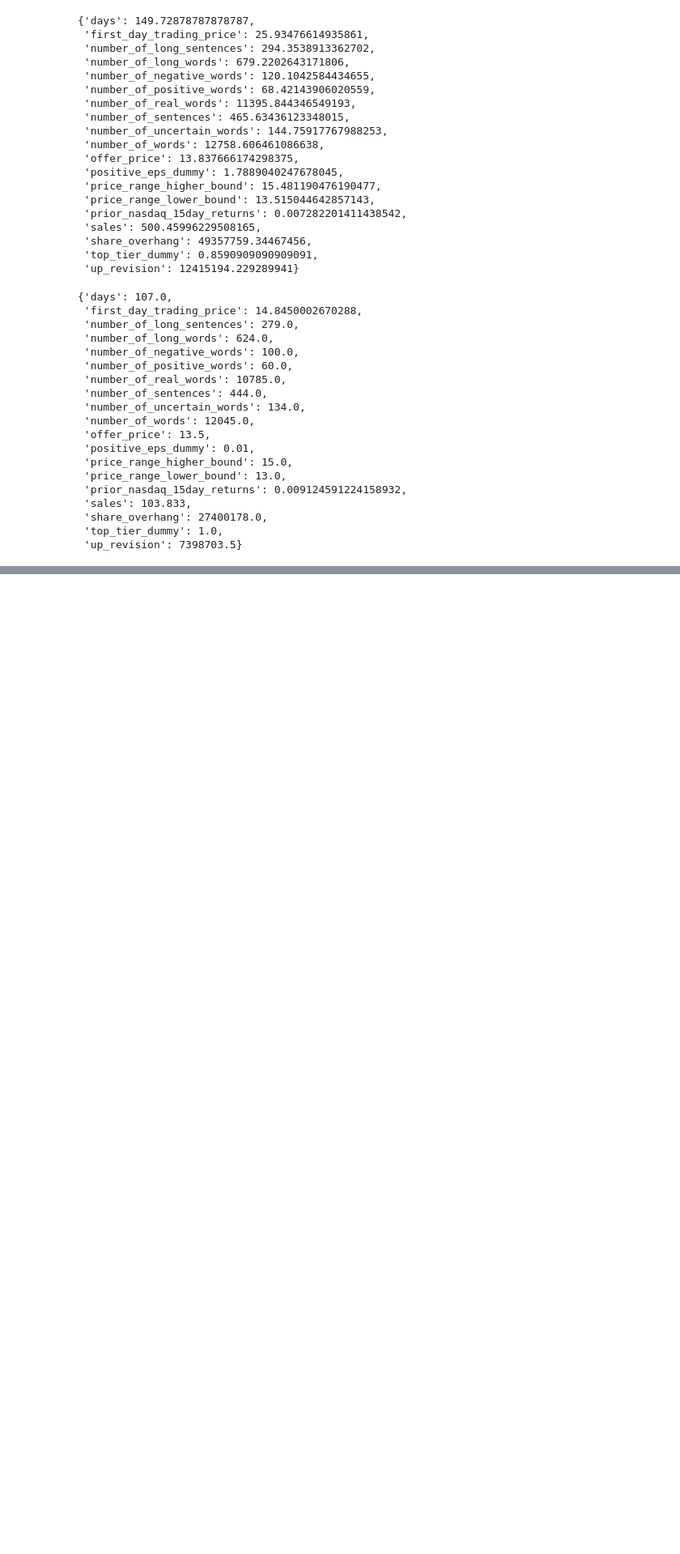
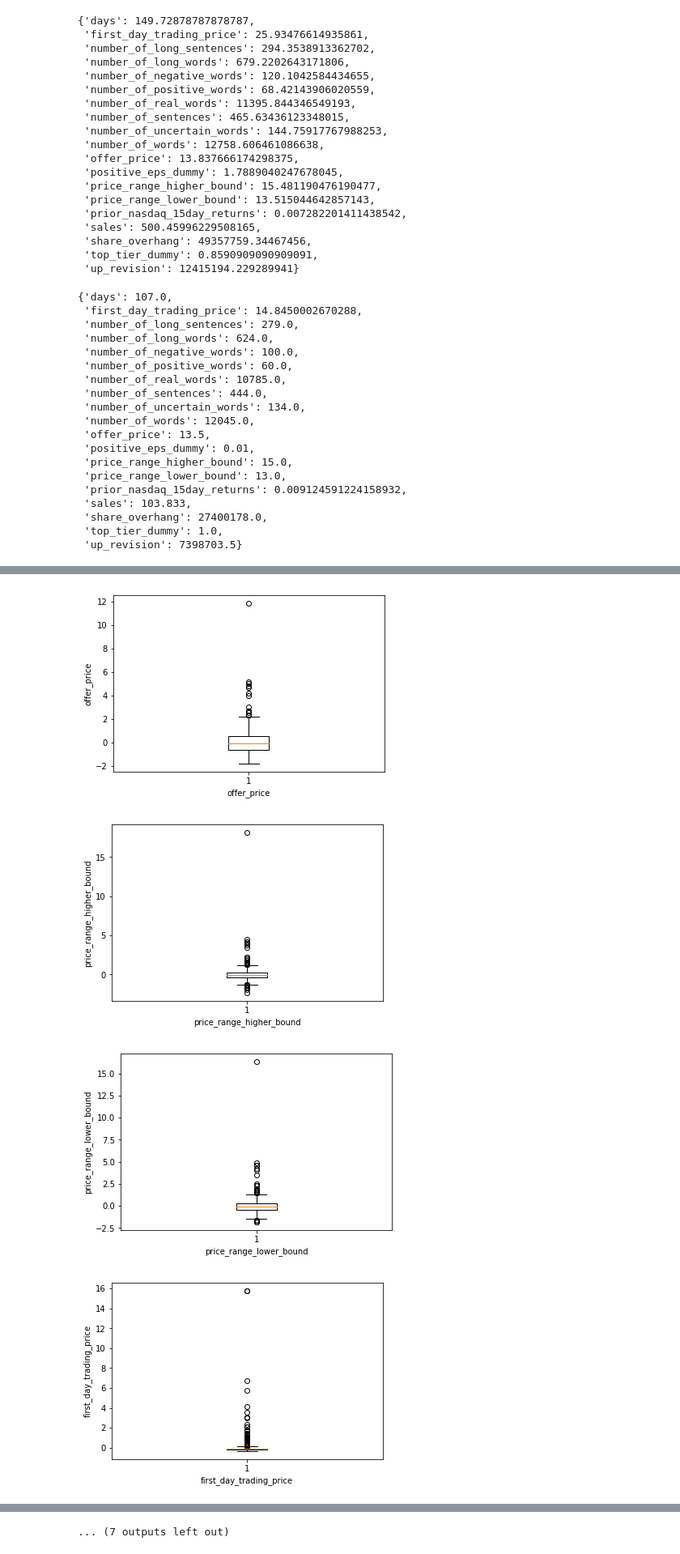
Before and after one commit to BA545-SP2019/2019-competition1-mike-ben-angus, a Jupyter notebook: Competition_1_milestone_report.ipynb, the cells around one changed output, grey strips where cells are left out. Shown at 81% size. Saved outputs shown, nothing was run; the diff lists cells and outputs as text; code cells hidden in the pictures; blank space fills up the shorter version.

```diff
--- a/Competition_1_milestone_report.ipynb
+++ b/Competition_1_milestone_report.ipynb
@@ -211,0 +189,12 @@ for i in continous_columns:
+# %%
+def calculate_outliers(value,q1,q3,iqr):
+    if value > q3 + 1.5*iqr:
+        global upper_count
+        upper_count = upper_count + 1
+        return q3
+    elif value < q1 - 1.5*iqr:
+        global lower_count
+        lower_count = lower_count + 1
+        return q1
+    else:
+        return value
@@ -211,0 +308,15 @@ for i in continous_columns:
+# %%
+#STEP 3 EDA - CHECK OUT BOX PLOTS
+
+#WHY ARE THESE DISTRIBUTIONS SO WEIRD. TOO MANY OUTLIERS FOR ME TO THINK THEY ARE REAL? INVESTIGATE FURTHER.
+#MAYBE THIS WILL BE BETTER W/ STANDARDIZATION/NORMALIZATION? IDEALLY DON'T WANT TO THROW OUT THAT MANY VALUES
+for i in continous_columns:
+    plt.boxplot(median['{}'.format(i)])
+    plt.ylabel('{}'.format(i))
+    plt.xlabel('{}'.format(i))
+    plt.show()
+# %% [output]
+[figure, added]
+[figure, added]
+[figure, added]
+[figure, added]
@@ -212,3 +331,4 @@ for i in continous_columns:
+... (7 outputs left out)
 # %%
 #STEP 3 EDA - CORRELATIONS. WHICH OF THESE VARIABLES CAN WE REMOVE?
 df.corr()
```
Also changed, not shown: parts of 11 cells of this notebook.
